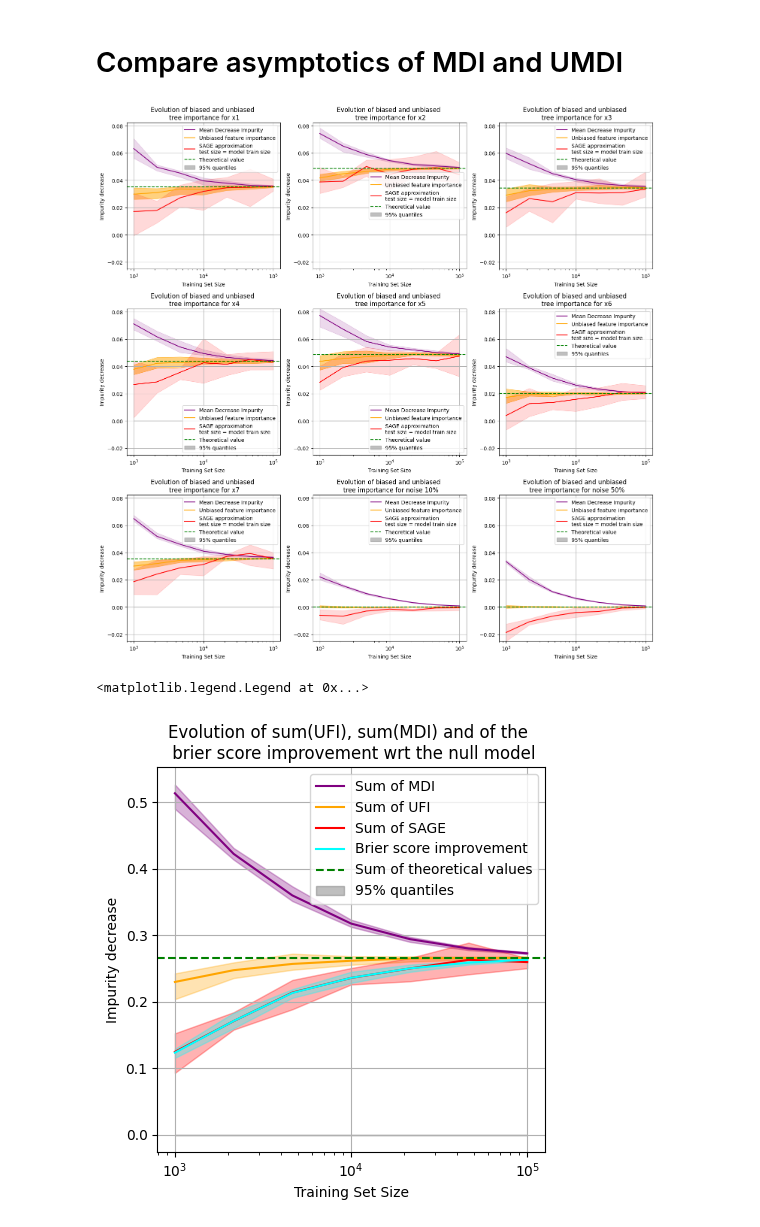
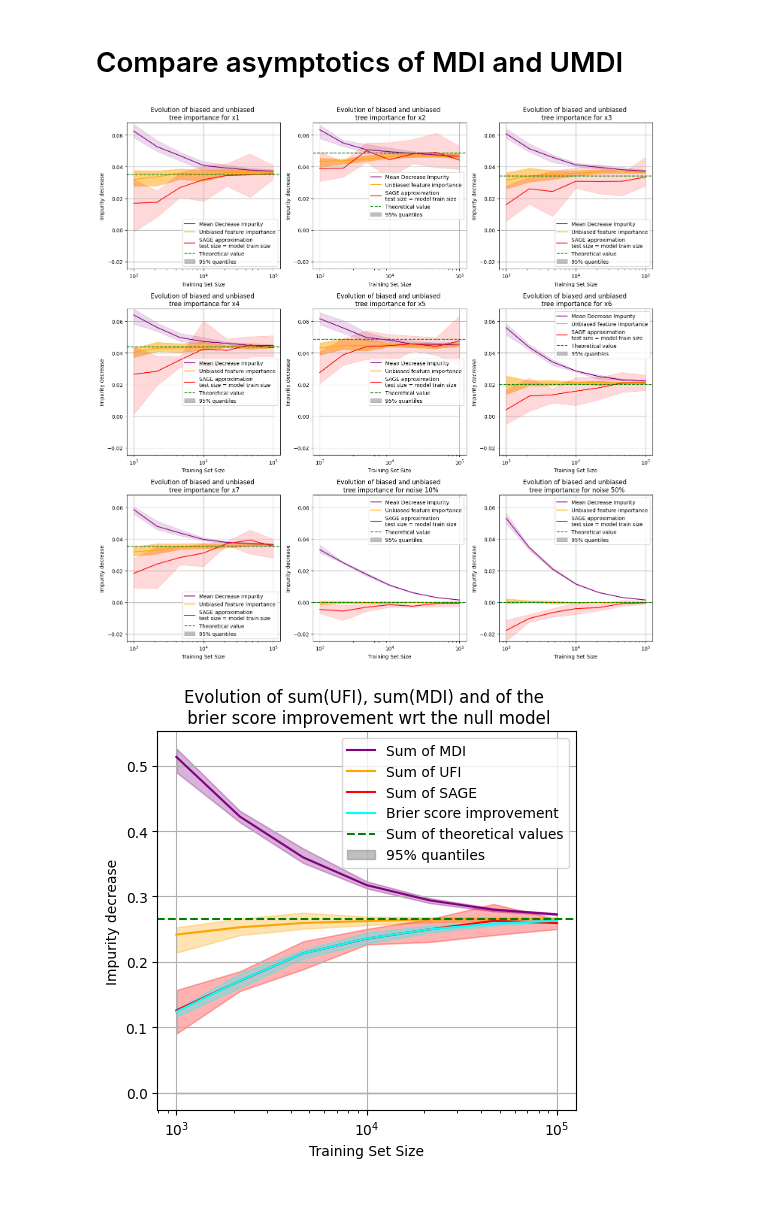
Before and after one commit to GaetandeCast/Internship, a Jupyter notebook: shapley_value_comparison/noised_led_experiment.ipynb, the cells around one changed output. Cells and saved outputs as stored; diff of their text form; code cells hidden in the pictures; blank space fills up the shorter version.

```diff
--- a/shapley_value_comparison/noised_led_experiment.ipynb
+++ b/shapley_value_comparison/noised_led_experiment.ipynb
@@ -186,9 +186,9 @@ for fold in range(n_folds):
     )
     for train_size_idx, n_samples in enumerate(train_sizes_largest):
         X_train_subsample, y_train_subsample, X_test_subsample, y_test_subsample = X_train[:n_samples], y_train[:n_samples], X_test[:n_samples], y_test[:n_samples]
-        rf = ExtraTreesClassifier(
+        rf = RandomForestClassifier(
             n_estimators=n_estimators,
-            max_features=1,
+            # max_features=1,
             max_depth=None,
             oob_score=True,
             bootstrap=True,
@@ -274,7 +274,7 @@ for i in range(len(feature_names)):
 plt.tight_layout()
 plt.show()
 # %% [output]
-[figure, old version]
+[figure, new version]
 # %%
 fig, axs = plt.subplots(1, 1, figsize=(5,5))
 axs.plot(train_sizes_largest, mdi_large_res.sum(axis=-1).mean(axis=1), label="Sum of MDI", color='purple')
@@ -298,32 +298,33 @@ axs.fill_between(
     train_sizes_largest,
     np.quantile(sage_large_res.sum(axis=-1), q=(0.025, 0.975), axis=1).T[:, 0],
     np.quantile(sage_large_res.sum(axis=-1), q=(0.025, 0.975), axis=1).T[:, 1],
     color='red',
     alpha=0.3,
 )
 axs.plot(train_sizes_largest, brier_score_improvement.mean(axis=1), label="Brier score improvement", color='cyan')
 axs.fill_between(
     train_sizes_largest,
     np.quantile(brier_score_improvement, q=(0.025, 0.975), axis=1).T[:, 0],
     np.quantile(brier_score_improvement, q=(0.025, 0.975), axis=1).T[:, 1],
     color='cyan',
     alpha=0.3,
 )
 axs.axhline(theoretical_value.sum(), ls="--", label="Sum of theoretical values", color="green")
 axs.fill_between(
     train_sizes_largest,
     0,
     0,
     color='gray',
     alpha=0.5,
     label="95% quantiles"
 )
 axs.set_xscale('log')
 axs.set_xlabel('Training Set Size')
 axs.set_ylabel('Impurity decrease')
 axs.set_title('Evolution of sum(UFI), sum(MDI) and of the \n brier score improvement wrt the null model')
 axs.grid(True)
 axs.legend()
+plt.tight_layout()
+plt.show()
 # %% [output]
-<matplotlib.legend.Legend at 0x...>
-[figure, old version]
+[figure, new version]
```
Also changed, not shown: parts of 1 cell of this notebook.
